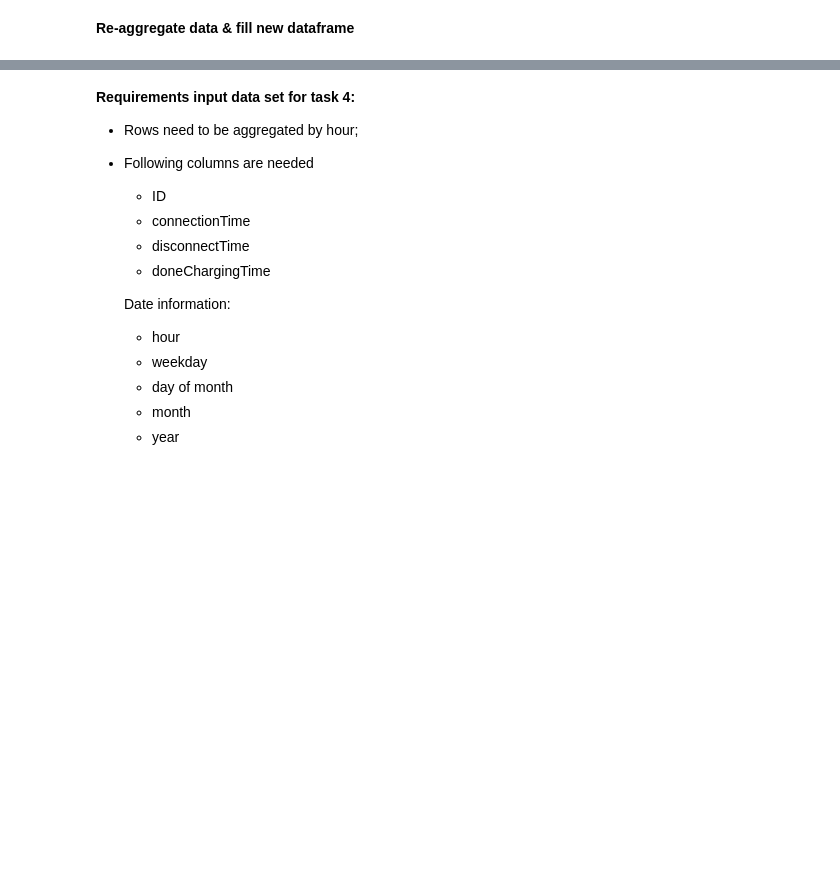
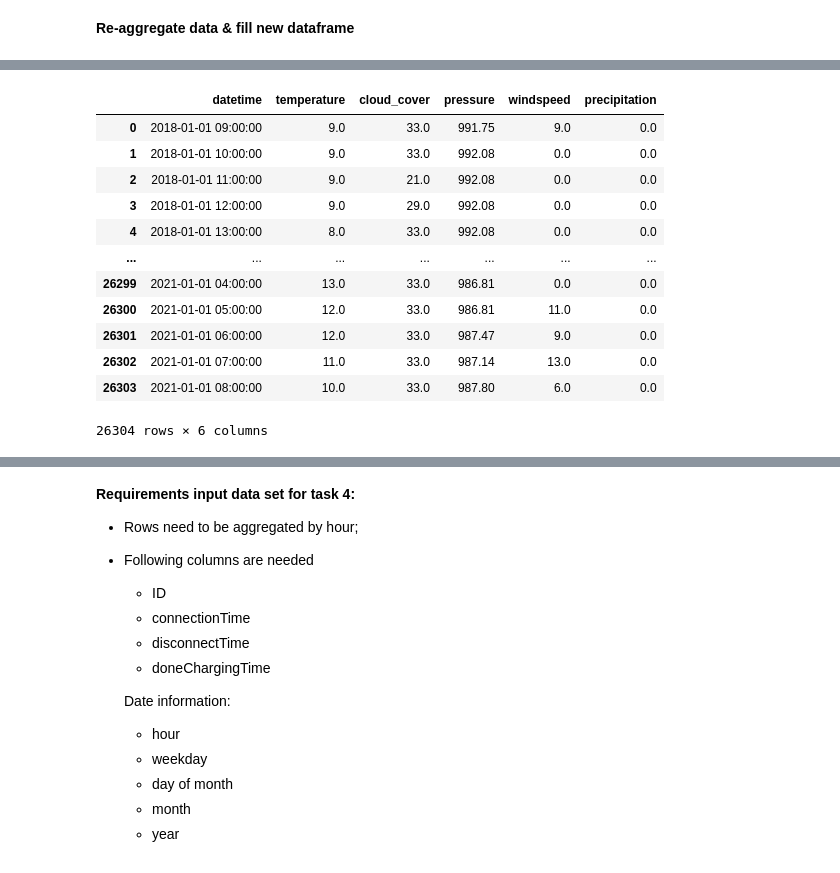
Before and after one commit to Sithkiller3000/AA2024, a Jupyter notebook: predictiveAnalysis/predictive_analytics_dataPrep.ipynb, the cells around one changed output, grey strips where cells are left out. Drawn from its saved outputs; the diff is of its cells as text; code cells hidden in the pictures; blank space fills up the shorter version.

```diff
--- a/predictiveAnalysis/predictive_analytics_dataPrep.ipynb
+++ b/predictiveAnalysis/predictive_analytics_dataPrep.ipynb
@@ -102,0 +123,18 @@ agg_rf1_data.head()
+# %%
+weatherData["timestamp"] = weatherData["timestamp"].dt.round("h")
+weatherData = weatherData.rename(columns={"timestamp": "datetime"})
+weatherData
+# %% [output]
+|  | datetime | temperature | cloud_cover | pressure | windspeed | precipitation |
+| 0 | 2018-01-01 09:00:00 | 9.0 | 33.0 | 991.75 | 9.0 | 0.0 |
+| 1 | 2018-01-01 10:00:00 | 9.0 | 33.0 | 992.08 | 0.0 | 0.0 |
+| 2 | 2018-01-01 11:00:00 | 9.0 | 21.0 | 992.08 | 0.0 | 0.0 |
+| 3 | 2018-01-01 12:00:00 | 9.0 | 29.0 | 992.08 | 0.0 | 0.0 |
+| 4 | 2018-01-01 13:00:00 | 8.0 | 33.0 | 992.08 | 0.0 | 0.0 |
+| ... | ... | ... | ... | ... | ... | ... |
+| 26299 | 2021-01-01 04:00:00 | 13.0 | 33.0 | 986.81 | 0.0 | 0.0 |
+| 26300 | 2021-01-01 05:00:00 | 12.0 | 33.0 | 986.81 | 11.0 | 0.0 |
+| 26301 | 2021-01-01 06:00:00 | 12.0 | 33.0 | 987.47 | 9.0 | 0.0 |
+| 26302 | 2021-01-01 07:00:00 | 11.0 | 33.0 | 987.14 | 13.0 | 0.0 |
+| 26303 | 2021-01-01 08:00:00 | 10.0 | 33.0 | 987.80 | 6.0 | 0.0 |
+26304 rows × 6 columns
```
Also changed, not shown: parts of 9 cells of this notebook.
